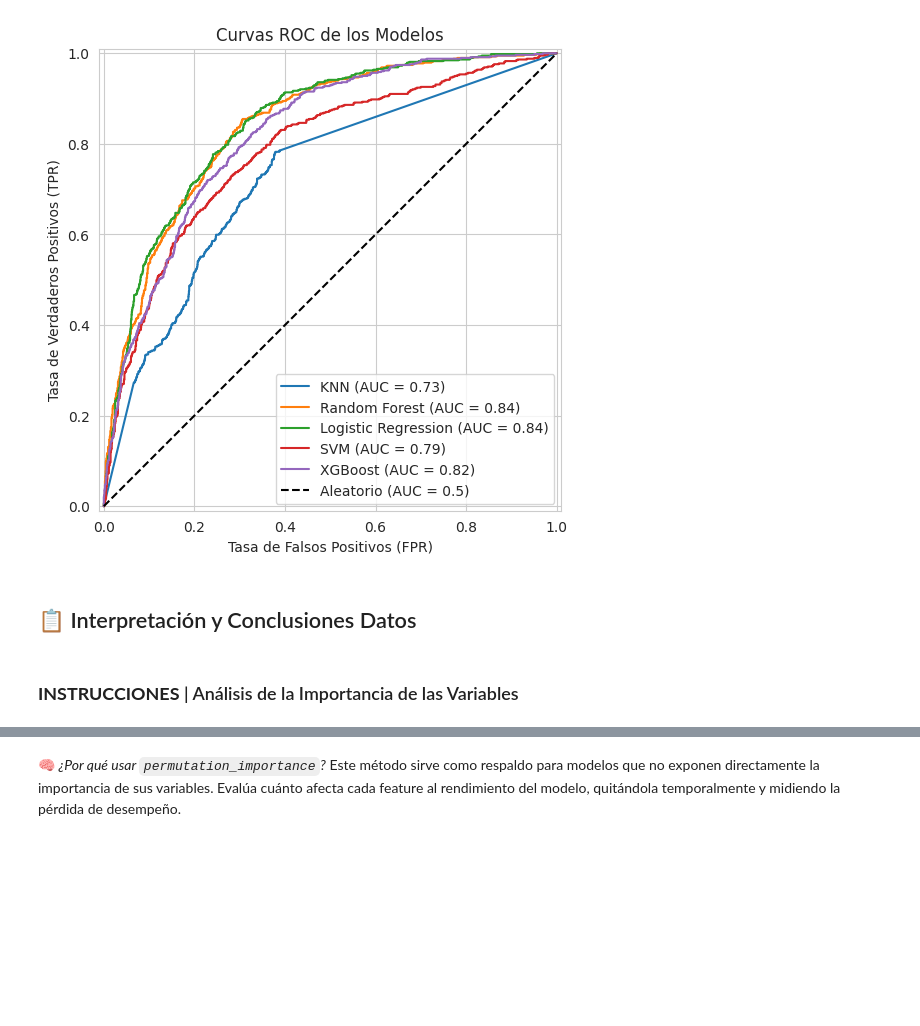
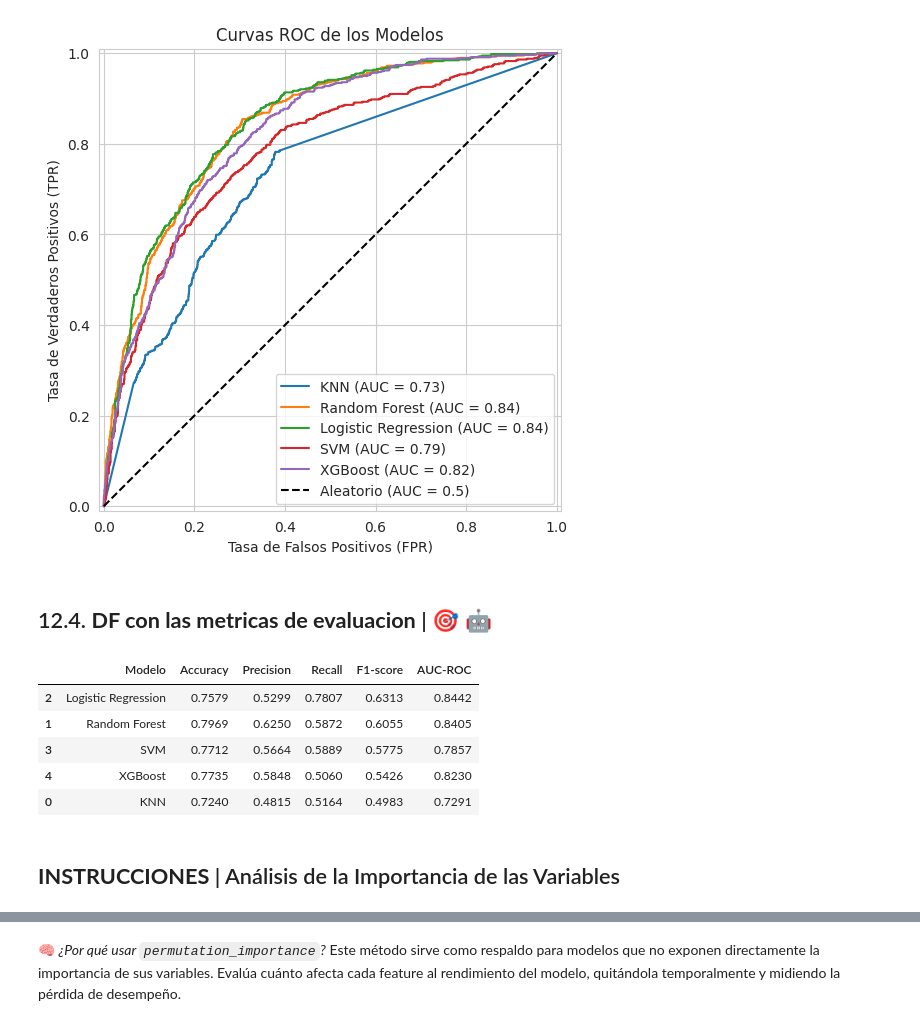
Before and after one commit to MigXDev/CS_Datos_I_DESAFIO_3, a Jupyter notebook: TelecomX_LATAM_2.ipynb, the cells around one changed output, grey strips where cells are left out. Drawn from its saved outputs; the diff is of its cells as text; code cells hidden in the pictures; blank space fills up the shorter version.

Commit message:
Finalizado | Informe Final

```diff
--- a/TelecomX_LATAM_2.ipynb
+++ b/TelecomX_LATAM_2.ipynb
@@ -1916,10 +1960,53 @@ ax.legend(loc='lower right')
 plt.show()
 # %% [output]
 [figure]
-# %% [markdown]
-## 📋 Interpretación y Conclusiones Datos
+# %% [markdown]
+## 12.4. **DF con las metricas de evaluacion** | 🎯 🤖
+# %%
+# Diccionario con los modelos y la matriz de test que le corresponde a cada uno
+modelos = {
+    'KNN': (knn_best, X_test_scaled),
+    'Random Forest': (rf_best, X_test_processed),
+    'Logistic Regression': (lr_best, X_test_scaled),
+    'SVM': (svm_best, X_test_scaled),
+    'XGBoost': (xgb_best, X_test_processed)
+}
+
+metricas = []
+
+# Recorremos cada modelo
+for nombre, (modelo, Xt) in modelos.items():
+    y_pred = modelo.predict(Xt)
+
+    # Algunos modelos soportan predict_proba, otros no (por ejemplo SVM si no se entrenó con probability=True)
+    try:
+        y_proba = modelo.predict_proba(Xt)[:,1]
+        auc = roc_auc_score(y_test, y_proba)
+    except:
+        y_proba = None
+        auc = None
+
+    metricas.append({
+        'Modelo': nombre,
+        'Accuracy': round(accuracy_score(y_test, y_pred), 4),
+        'Precision': round(precision_score(y_test, y_pred), 4),
+        'Recall': round(recall_score(y_test, y_pred), 4),
+        'F1-score': round(f1_score(y_test, y_pred), 4),
+        'AUC-ROC': round(auc, 4) if auc is not None else 'n/a'
+    })
+
+# Creamos el DataFrame final
+df_metricas = pd.DataFrame(metricas).sort_values(by='F1-score', ascending=False)
+df_metricas
+# %% [output]
+|  | Modelo | Accuracy | Precision | Recall | F1-score | AUC-ROC |
+| 2 | Logistic Regression | 0.7579 | 0.5299 | 0.7807 | 0.6313 | 0.8442 |
+| 1 | Random Forest | 0.7969 | 0.6250 | 0.5872 | 0.6055 | 0.8405 |
+| 3 | SVM | 0.7712 | 0.5664 | 0.5889 | 0.5775 | 0.7857 |
+| 4 | XGBoost | 0.7735 | 0.5848 | 0.5060 | 0.5426 | 0.8230 |
+| 0 | KNN | 0.7240 | 0.4815 | 0.5164 | 0.4983 | 0.7291 |
 # %% [markdown]
-### **INSTRUCCIONES** | Análisis de la Importancia de las Variables
+## **INSTRUCCIONES** | Análisis de la Importancia de las Variables
 # %% [markdown]
 Después de elegir los modelos, realiza el análisis de las variables más relevantes para la predicción de la cancelación:
 
```
Also changed, not shown: parts of 98 cells of this notebook.
